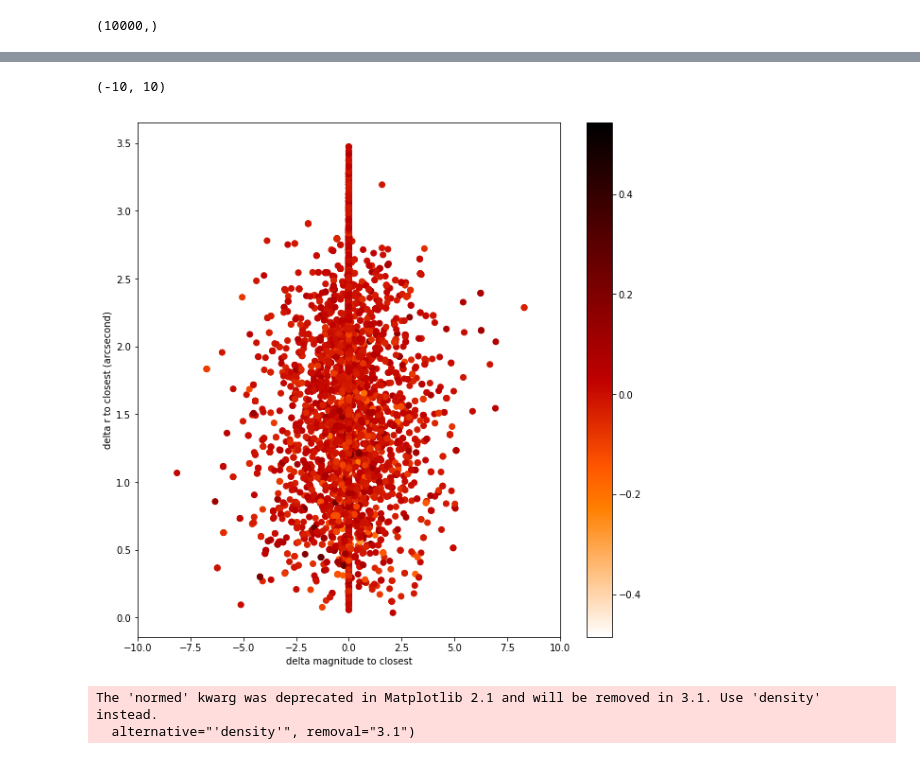
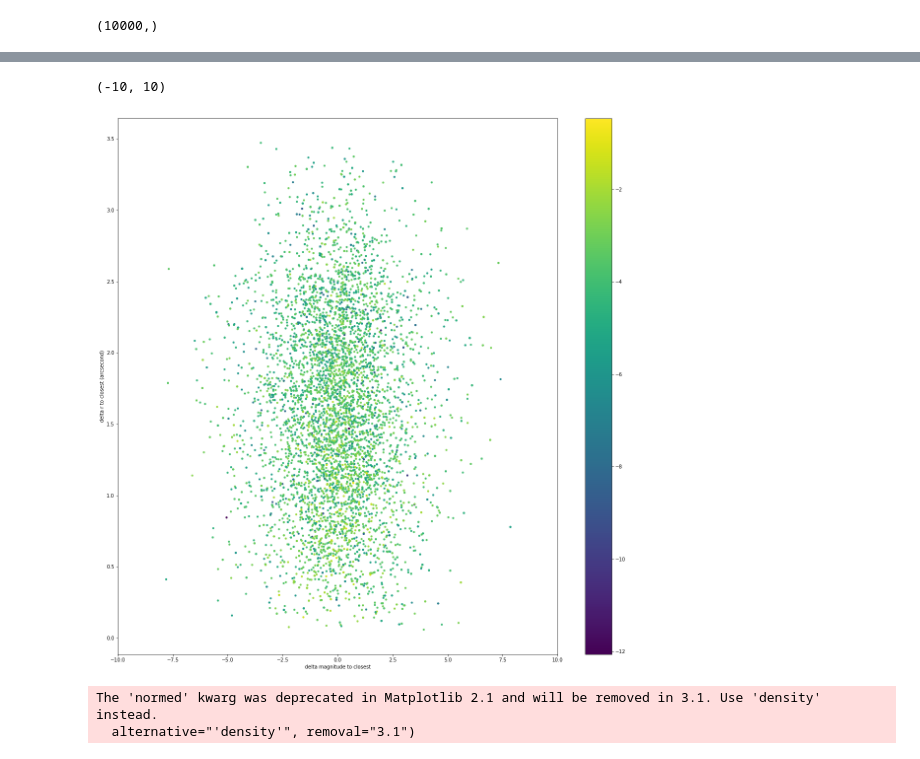
Before and after one commit to LSSTDESC/DeblenderVAE, a Jupyter notebook: notebooks/Deblender/Plots_Deblender-LSST.ipynb, the cells around one changed output, grey strips where cells are left out. Drawn from its saved outputs; the diff is of its cells as text; code cells hidden in the pictures.

```diff
--- a/notebooks/Deblender/Plots_Deblender-LSST.ipynb
+++ b/notebooks/Deblender/Plots_Deblender-LSST.ipynb
@@ -517,16 +517,16 @@ delta_mag_test.shape, delta_r_test.shape
 # %%
 import matplotlib as mpl
-fig, axes = plt.subplots(1, figsize=(10,10))
+fig, axes = plt.subplots(1, figsize=(20,20))
 
-plt.scatter(delta_mag_test, delta_r_test,  c = delta_test, cmap=mpl.cm.gist_heat_r)#c = delta_e1,
+plt.scatter(delta_mag_test, delta_r_test,  c = np.log(np.abs(delta_test)), s=10)#, cmap=mpl.cm.gist_heat_r)#c = delta_e1,
 plt.xlabel("delta magnitude to closest")
 plt.ylabel("delta r to closest (arcsecond)")
 plt.colorbar()
 #plt.xscale('log')
 plt.xlim(-10,10)
 # %% [output]
 (-10, 10)
-[figure, old version]
+[figure, new version]
 # %%
 batch_size = 100
 # %%
```
Also changed, not shown: parts of 6 cells of this notebook, 3 other files.
